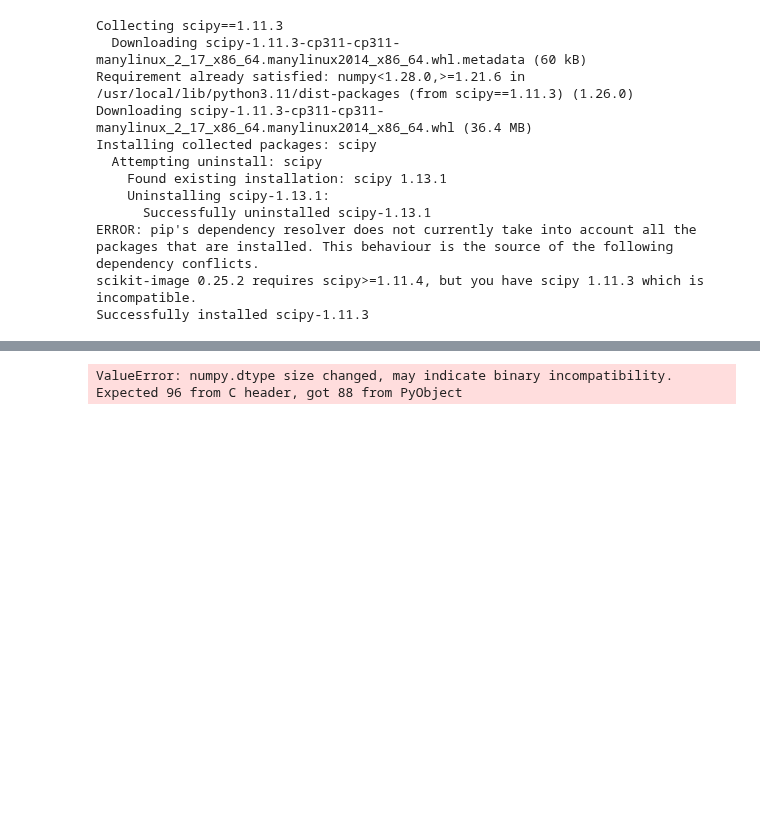
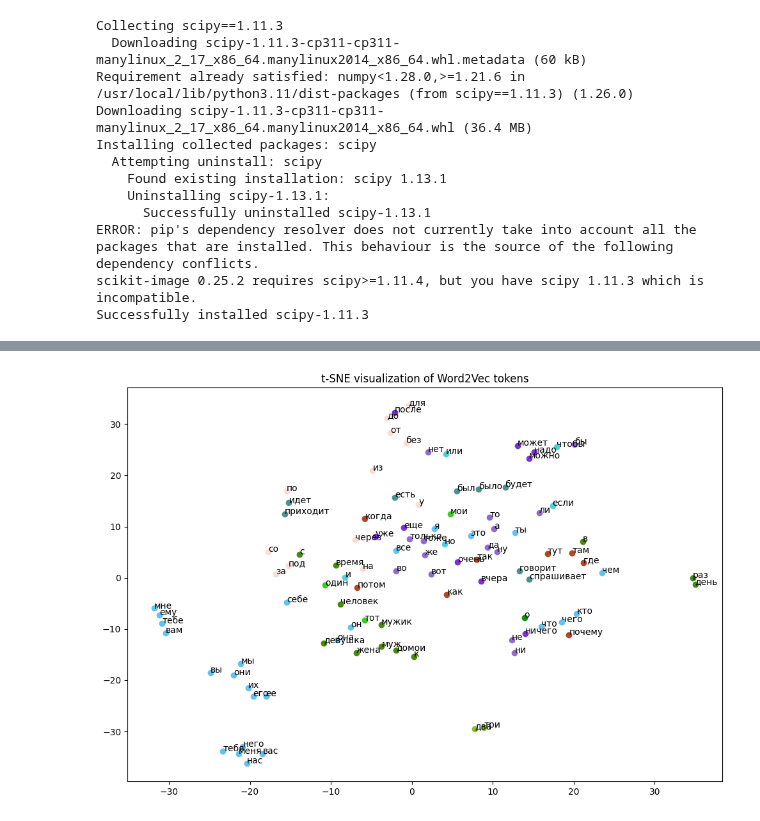
Before and after one commit to BardRimon/Study, a Jupyter notebook: Introduction_in_NLP/Задание_4_Александр_Клюкин.ipynb, the cells around one changed output, grey strips where cells are left out. Drawn from its saved outputs; the diff is of its cells as text; code cells hidden in the pictures; blank space fills up the shorter version.

```diff
--- a/Introduction_in_NLP/Задание_4_Александр_Клюкин.ipynb
+++ b/Introduction_in_NLP/Задание_4_Александр_Клюкин.ipynb
@@ -397,8 +395,8 @@ import spacy
 from gensim.models import Word2Vec
 from sklearn.manifold import TSNE
 from collections import defaultdict
+from natasha import Doc, MorphVocab, Segmenter, NewsEmbedding, NewsMorphTagger, PER
 
-# Предобработанные шутки (ваш DataFrame)
 jokes = df['text_prep'].tolist()
 
 
@@ -409,57 +407,80 @@ tokenized_jokes = [joke.split() for joke in jokes]
 model = Word2Vec(sentences=tokenized_jokes, vector_size=100, window=5, min_count=5, workers=4)
 
 
-# Функция для получения части речи с помощью Natasha
-from natasha import Segmenter, NewsEmbedding, NewsMorphTagger, MorphVocab
+# # Функция для получения части речи с помощью Natasha
+# from natasha import Segmenter, NewsEmbedding, NewsMorphTagger, MorphVocab
 
-segmenter = Segmenter()
-morph_vocab = MorphVocab()
-emb = NewsEmbedding()
-morph_tagger = NewsMorphTagger(emb)
+# segmenter = Segmenter()
+# morph_vocab = MorphVocab()
+# emb = NewsEmbedding()
+# morph_tagger = NewsMorphTagger(emb)
 
-def get_pos(word):
-    doc = Doc(word)
-    doc.segment(segmenter)
-    doc.tag_morph(morph_tagger)
-    if doc.tokens:
-        return doc.tokens[0].pos
+# def get_pos(word):
+#     doc = Doc(word)
+#     doc.segment(segmenter)
+#     doc.tag_morph(morph_tagger)
+#     if doc.tokens:
+#         return doc.tokens[0].pos
+#     else:
+#         return None
+
+
+
+
+# words = []
+# pos_tags = []
+
+# for word in model.wv.key_to_index:
+#     pos = get_pos(word)
+#     if pos:
+#         words.append(word)
+#         pos_tags.append(pos)
+#     if len(words) >= 300:
+#         break
+
+
+m = Mystem()
+
+def get_pos_mystem(word):
+    analysis = m.analyze(word)
+    if analysis and 'analysis' in analysis[0] and analysis[0]['analysis']:
+        gr = analysis[0]['analysis'][0]['gr']
+        pos = gr.split('=')[0].split(',')[0] # Извлекаем часть речи
+        return pos
     else:
         return None
 
 
 
-# Получение 100 токенов и их частей речи
+# Получение 100 токенов и их частей речи (с использованием pymystem3)
 words = []
 pos_tags = []
-
 for word in model.wv.key_to_index:
-    pos = get_pos(word)
-    if pos:  # Добавляем только те слова, для которых удалось определить часть речи
+    pos = get_pos_mystem(word)
+    if pos:
         words.append(word)
         pos_tags.append(pos)
     if len(words) >= 100:
         break
 
+
 # Получение векторов для выбранных токенов
 vectors = np.array([model.wv[word] for word in words])
 
-# t-SNE
-tsne = TSNE(n_components=2, perplexity=5, random_state=0)  # random_state для воспроизводимости
+
+tsne = TSNE(n_components=2, perplexity=5, random_state=42)
 tsne_result = tsne.fit_transform(vectors)
 
 
-
-# Визуализация
 plt.figure(figsize=(12, 8))
 
-# Группировка токенов по частям речи для отображения разными цветами
-pos_colors = defaultdict(lambda: np.random.rand(3))  # Случайные цвета для каждой части речи
+pos_colors = defaultdict(lambda: np.random.rand(3))
 
 for i, (x, y) in enumerate(tsne_result):
     plt.scatter(x, y, color=pos_colors[pos_tags[i]])
     plt.annotate(words[i], (x, y))
 
 plt.title("t-SNE visualization of Word2Vec tokens")
 plt.show()
 # %% [output]
-ValueError: numpy.dtype size changed, may indicate binary incompatibility. Expected 96 from C header, got 88 from PyObject
+[figure, added]
```
Also changed, not shown: parts of 3 cells of this notebook.
